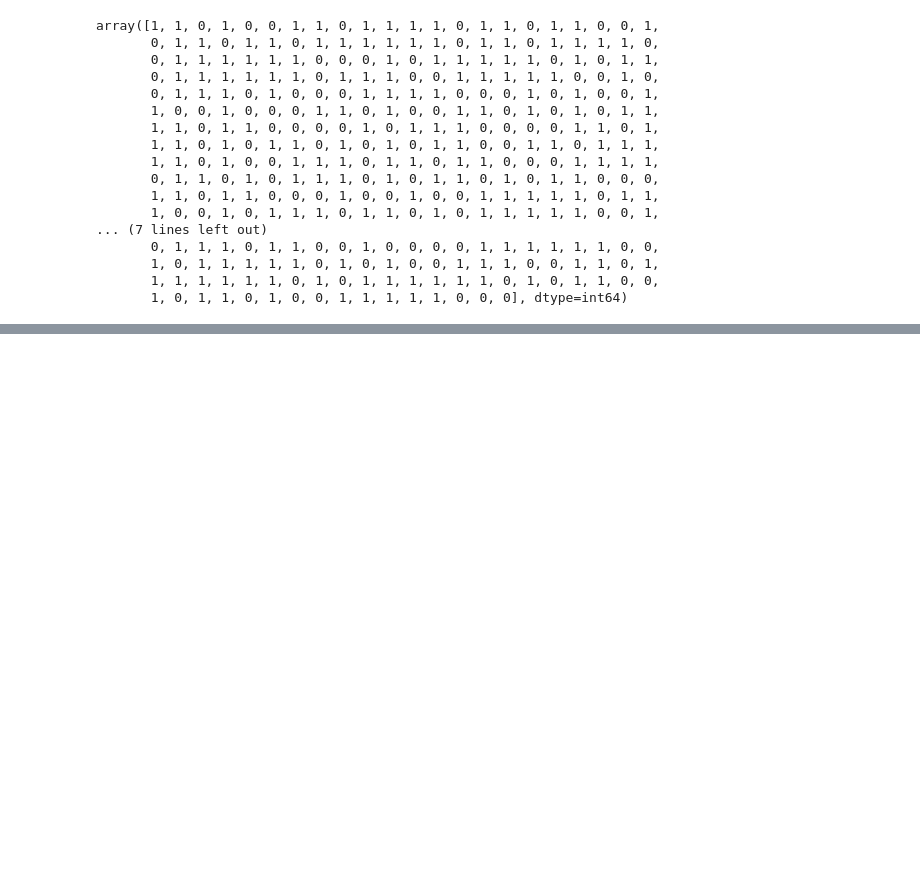
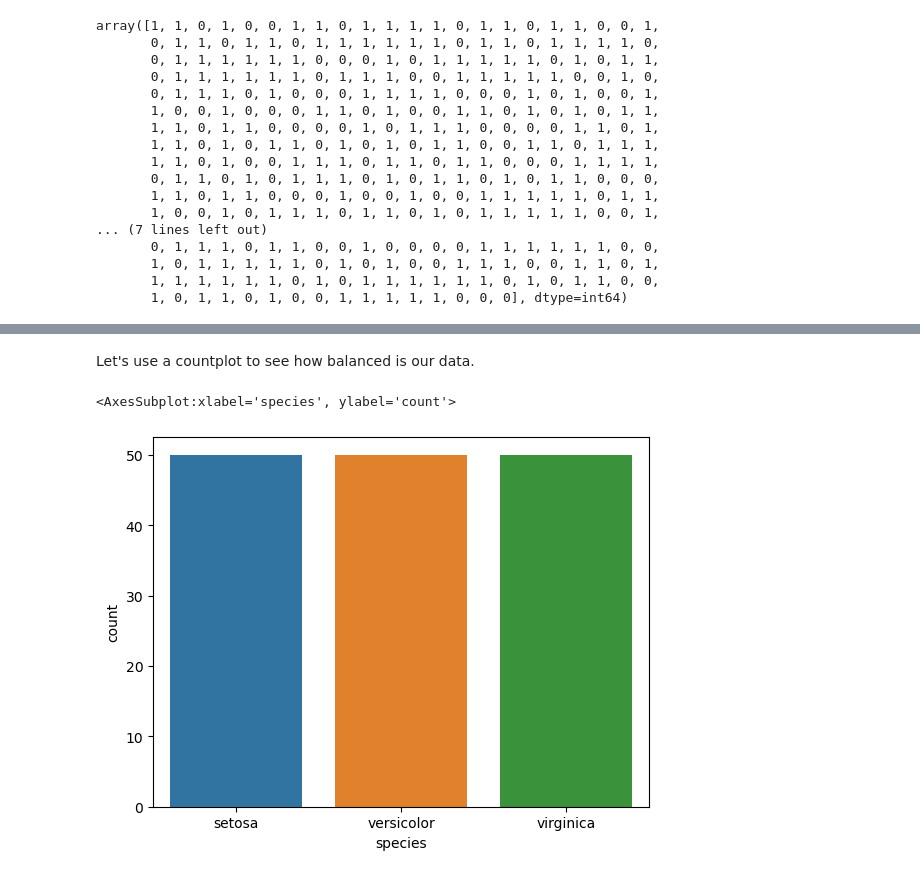
Before and after one commit to maginbu-0/Machine-Learning, a Jupyter notebook: Logistic Regression/Logistic Regression.ipynb, the cells around one changed output, grey strips where cells are left out. Drawn from its saved outputs; the diff is of its cells as text; code cells hidden in the pictures; blank space fills up the shorter version.

```diff
--- a/Logistic Regression/Logistic Regression.ipynb
+++ b/Logistic Regression/Logistic Regression.ipynb
@@ -366,0 +459,3 @@ For most cases we can use the **AUC** (Area Under the Curve) to compare our mode
+# %%
+df = pd.read_csv('../DATA/iris.csv')
+df.head()
@@ -366,0 +469,7 @@ For most cases we can use the **AUC** (Area Under the Curve) to compare our mode
+# %% [markdown]
+Let's use a countplot to see how balanced is our data.
+# %%
+sns.countplot(data=df, x='species')
+# %% [output]
+<AxesSubplot:xlabel='species', ylabel='count'>
+[figure, added]
```
Also changed, not shown: parts of 34 cells of this notebook.
